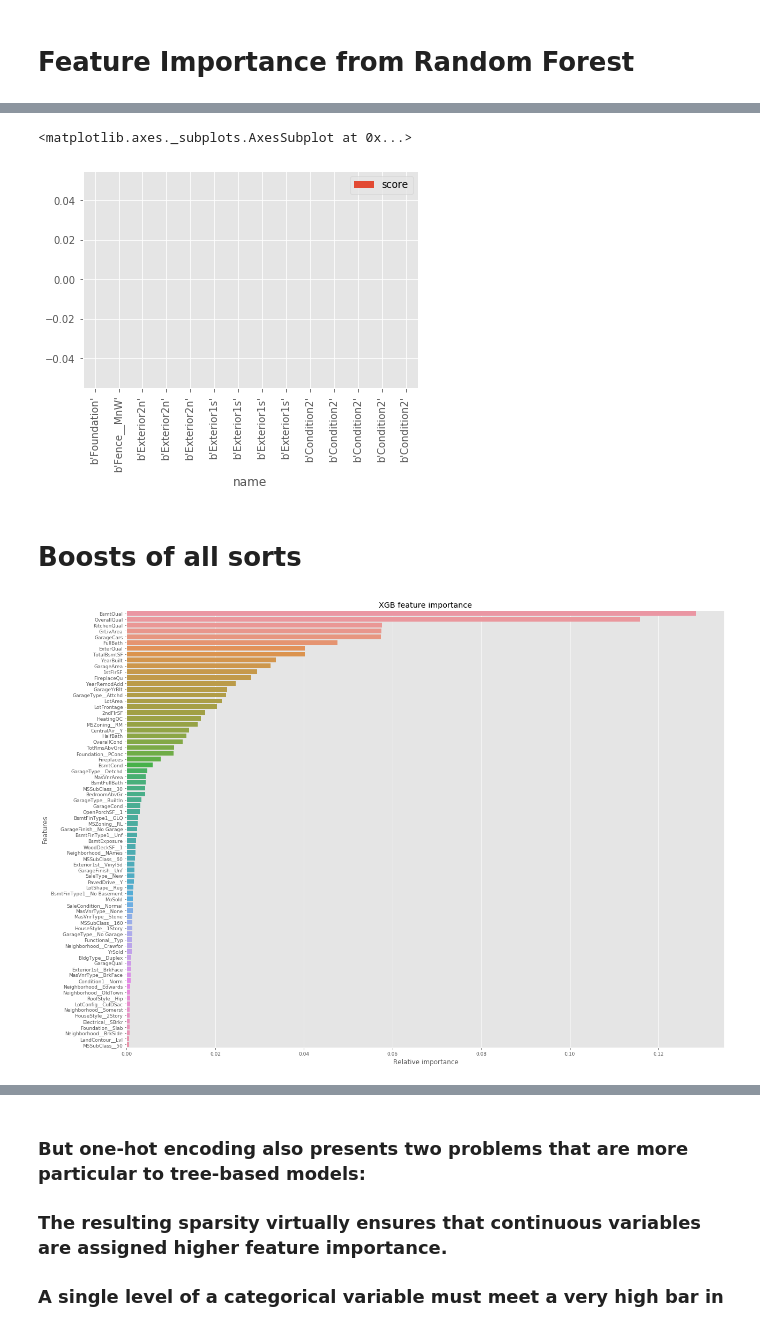
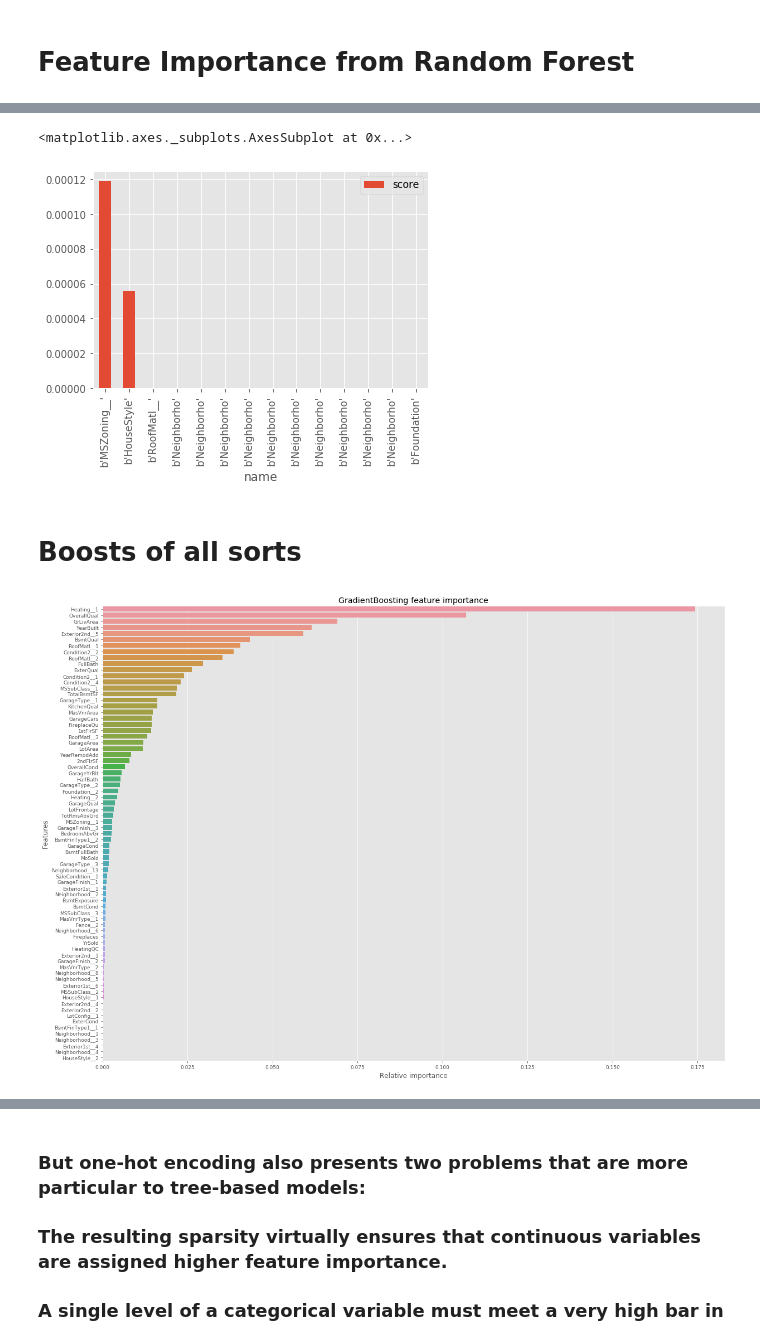
Before and after one commit to AronBerke/Kaggle_Housing_Project, a Jupyter notebook: Austin/FeatureSelection_Forests.ipynb, the cells around one changed output, grey strips where cells are left out. Cells and saved outputs as stored; diff of their text form; code cells hidden in the pictures.

```diff
--- a/Austin/FeatureSelection_Forests.ipynb
+++ b/Austin/FeatureSelection_Forests.ipynb
@@ -79,10 +79,13 @@ with_outlier_undummified_baseline_df=pd.read_csv('with_outlier_undummified_basel
 all_standardized_with_outlier_dummified_baseline_df=pd.read_csv('all_standardized_with_outlier_dummified_baseline_df.csv',index_col='Id')
 all_normalized_with_outlier_dummified_baseline_df=pd.read_csv('all_normalized_with_outlier_dummified_baseline_df.csv',index_col='Id')
 
+undummified_grouped_baseline_df=pd.read_csv('undummified_grouped_baseline_df',index_col='Id')
+purged_dummified_grouped_baseline_df=pd.read_csv('purged_dummified_grouped_baseline_df',index_col='Id') #
+
 ##############################################
 # Specify which dataframe to work with:
 ##############################################
-df=standardized_baseline_df
+df=purged_dummified_grouped_baseline_df
 print(df.isnull().sum().sum())
 df.sample(10)
 # %% [output]
@@ -374,29 +377,29 @@ name, score = zip(*list(feature_sort))
 pd.DataFrame({'name':name,'score':score})[-15:-1].plot.bar(x='name', y='score')
 # %% [output]
 <matplotlib.axes._subplots.AxesSubplot at 0x...>
-[figure, old version]
+[figure, new version]
 # %% [markdown]
 # Boosts of all sorts
 # %%
 model=ensemble.GradientBoostingRegressor(n_estimators=3000, learning_rate=0.05,
                                    max_depth=4, max_features='sqrt',
                                    min_samples_leaf=15, min_samples_split=10,
                                    loss='huber', random_state=5)
 model.fit(x_train, y_train)
 
 # Sort feature importances from GBC model trained earlier
 indices = np.argsort(model.feature_importances_)[::-1]
 indices = indices[:75]
 
 # Visualise these with a barplot
 plt.subplots(figsize=(20, 15))
 g = sns.barplot(y=x_train.columns[indices], x = model.feature_importances_[indices], orient='h')
 g.set_xlabel("Relative importance",fontsize=12)
 g.set_ylabel("Features",fontsize=12)
 g.tick_params(labelsize=9)
-g.set_title("XGB feature importance");
+g.set_title("GradientBoosting feature importance");
 # %% [output]
-[figure, old version]
+[figure, new version]
 # %%
 model = lgb.LGBMRegressor(objective='regression', num_leaves=5,
                          learning_rate=0.05, n_estimators=720,
```
Also changed, not shown: parts of 19 cells of this notebook, 1 other file.
